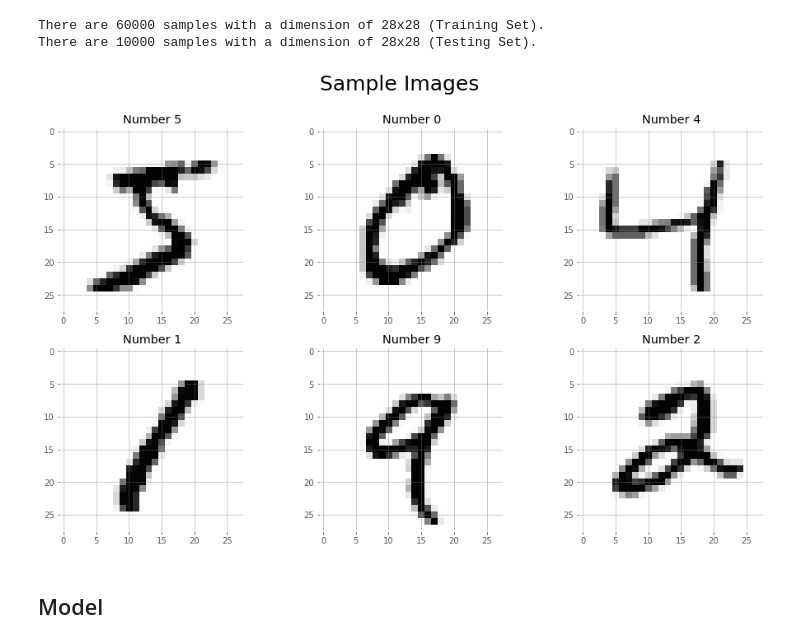
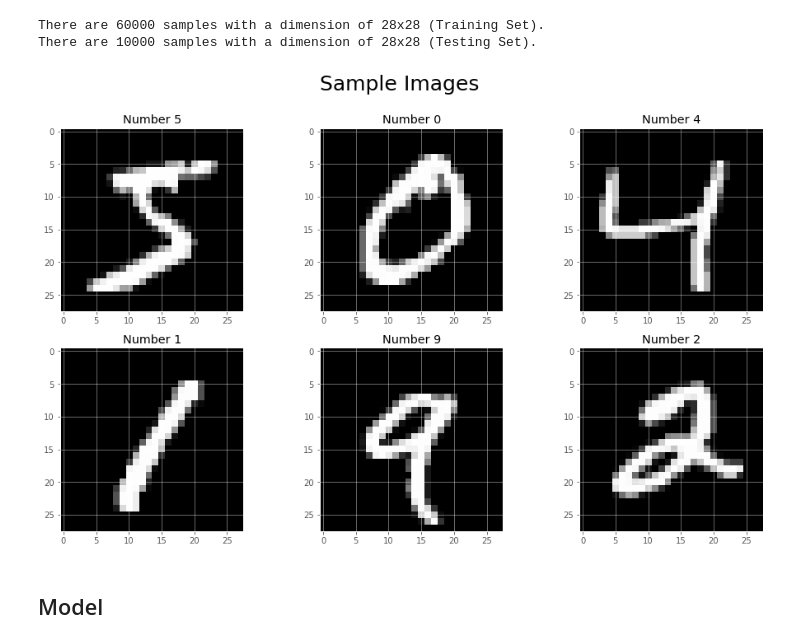
Before and after one commit to brfi3983/Latent-Space-Manipulation, a Jupyter notebook: MNIST_Interpolate.ipynb, the cells around one changed output. Saved outputs shown, nothing was run; the diff lists cells and outputs as text; code cells hidden in the pictures.

```diff
--- a/MNIST_Interpolate.ipynb
+++ b/MNIST_Interpolate.ipynb
@@ -48,22 +50,23 @@ There are 10000 samples with a dimension of 28x28 (Testing Set).
 # %%
 # Creating subplot
 fig, axs = plt.subplots(2, 3)
 plt.suptitle('Sample Images', fontsize=25)
 axs = axs.ravel() # unravel so it is easier in for loop
+color_map = plt.cm.get_cmap('Greys')
 
 # Plotting first 6 images
 for i in range(6):
 
     # Access image and label
     image = trainloader.dataset.data[i]
     label = trainloader.dataset.targets[i]
 
     # Plot
-    axs[i].imshow(image, cmap='Greys')
-    axs[i].grid(True, color='grey', alpha=0.5)
+    axs[i].imshow(image, cmap=color_map.reversed())
+    axs[i].grid(True, color='white', alpha=0.5)
     axs[i].set_title(f'Number {label}')
 # %% [output]
-[figure, old version]
+[figure, new version]
 # %% [markdown]
 ## Model
 # %%
```
Also changed, not shown: parts of 27 cells of this notebook, 1 other file.
